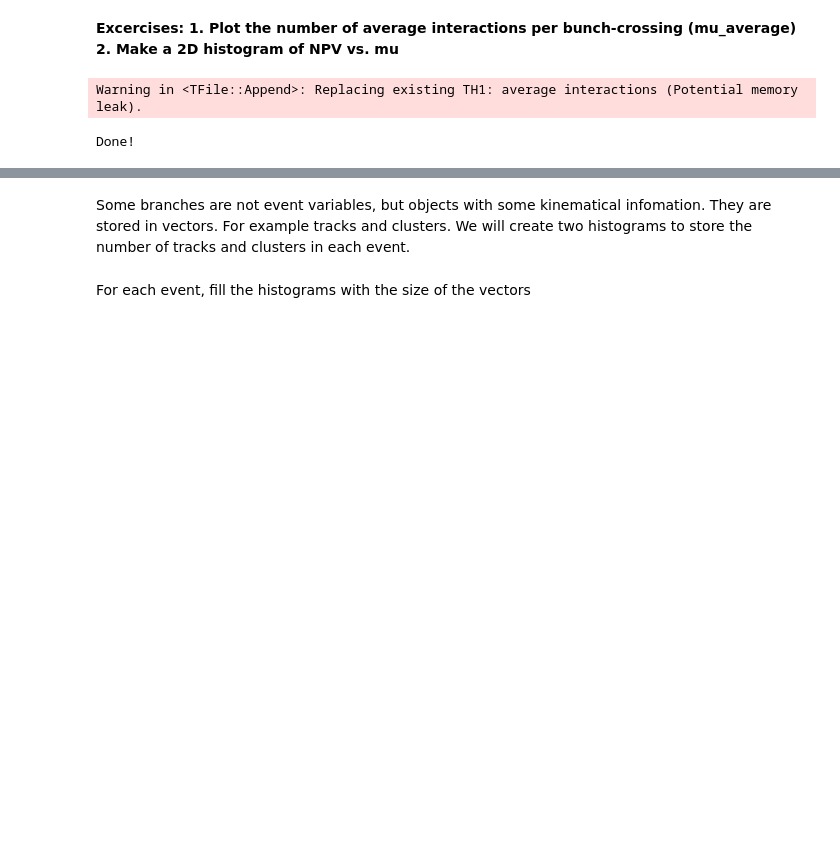
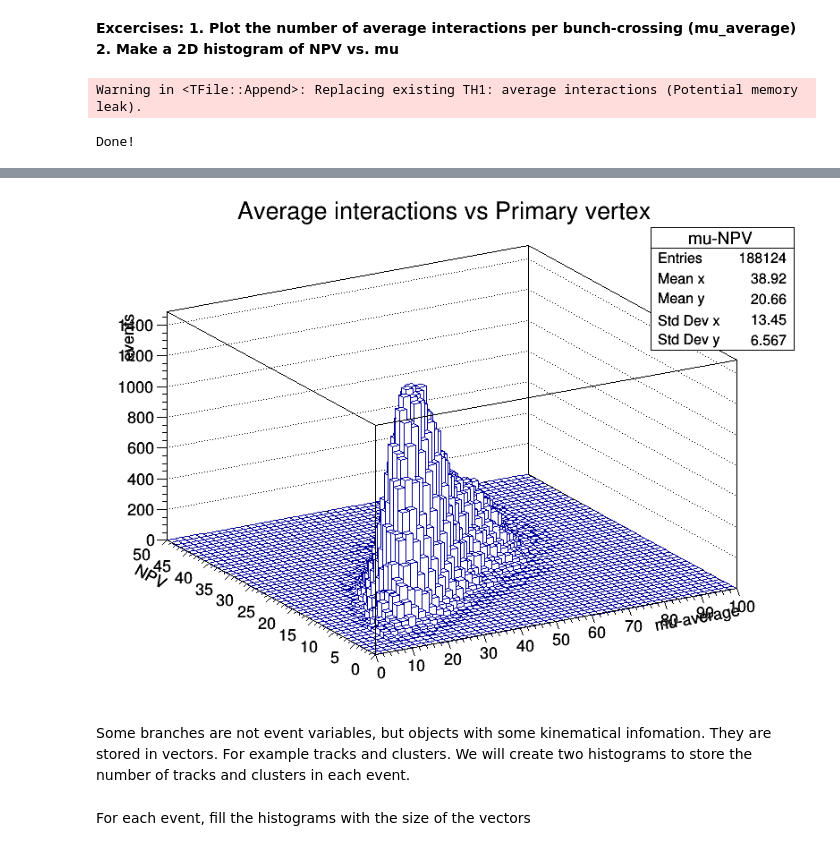
Before and after one commit to diordonezp/exp_particulas_2022-2, a Jupyter notebook: Clase_1/Tracks_Clusters.ipynb, the cells around one changed output, grey strips where cells are left out. Drawn from its saved outputs; the diff is of its cells as text; code cells hidden in the pictures; blank space fills up the shorter version.

```diff
--- a/Clase_1/Tracks_Clusters.ipynb
+++ b/Clase_1/Tracks_Clusters.ipynb
@@ -106,3 +123,8 @@ canvas.Draw()
+# %%
+hist_NPV_mu.Draw("LEGO")
+canvas.Draw()
+# %% [output]
+[figure, added]
 # %% [markdown]
 Some branches are not event variables, but objects with some kinematical infomation. They are stored in vectors. For example tracks and clusters. We will create two histograms to store the number of tracks and clusters in each event.
 # %%
```
Also changed, not shown: parts of 7 cells of this notebook.
